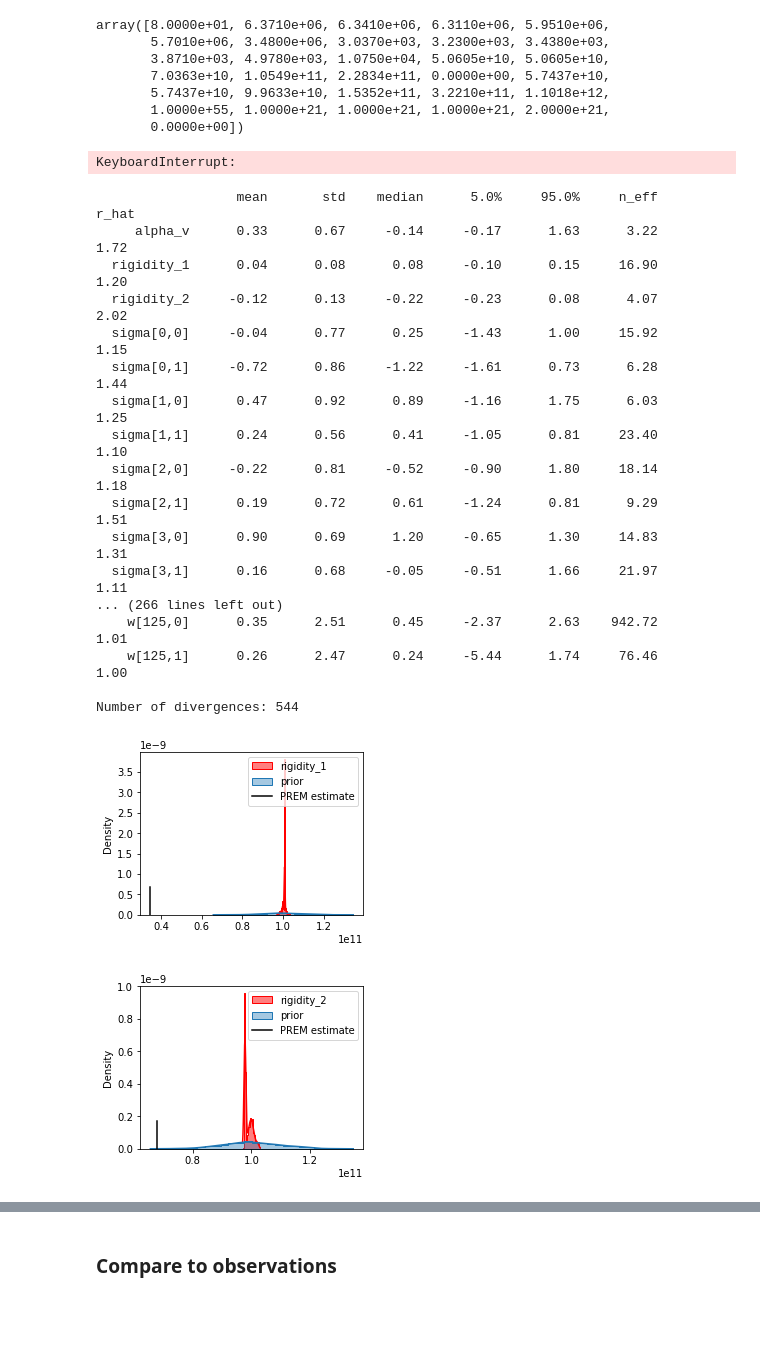
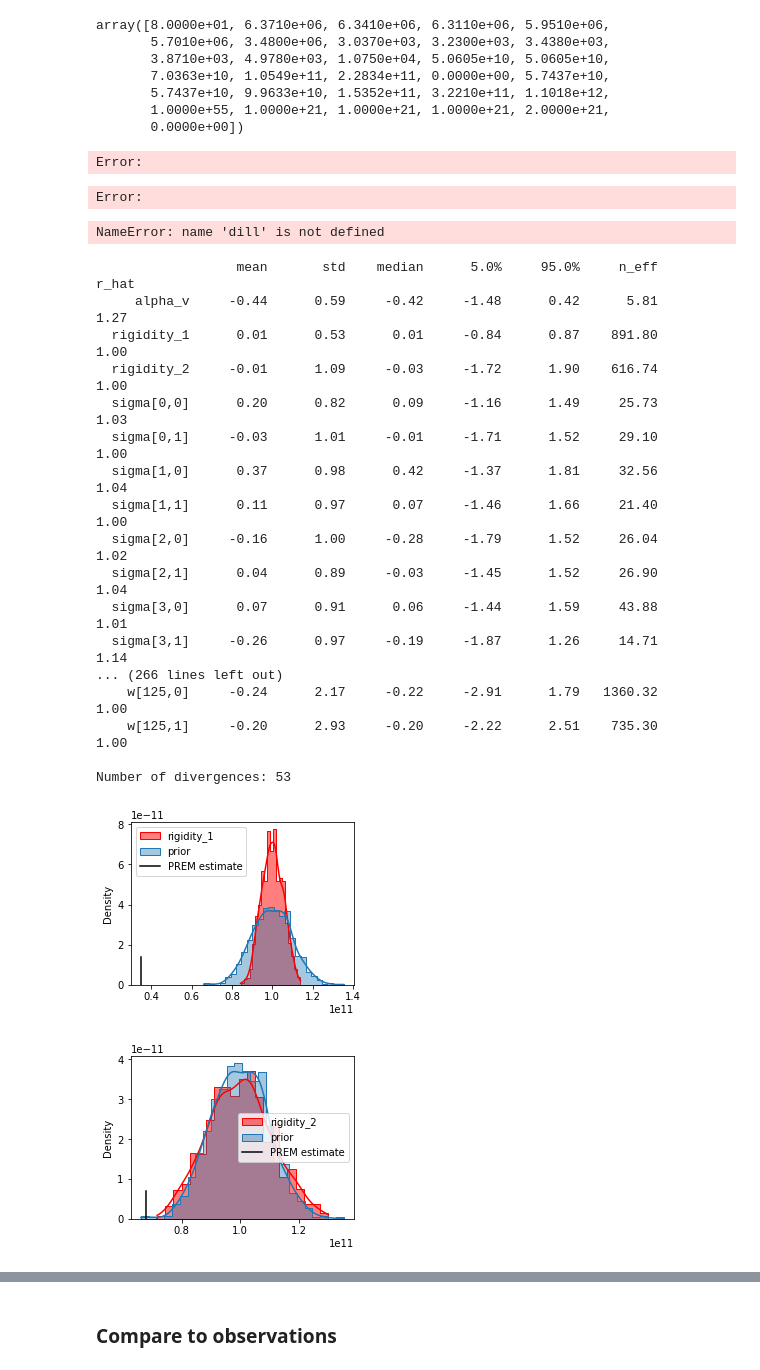
Before and after one commit to eyhl/premis, a Jupyter notebook: notebooks/model_pipeline.ipynb, the cells around one changed output, grey strips where cells are left out. Drawn from its saved outputs; the diff is of its cells as text; code cells hidden in the pictures; blank space fills up the shorter version.

```diff
--- a/notebooks/model_pipeline.ipynb
+++ b/notebooks/model_pipeline.ipynb
@@ -165,12 +165,12 @@ def model(X, x, df_params, obs=None, df_em=None):
     # x[15] = (rigidity[1] - df_params["rigidity_mu"][0]) / df_params["rigidity_sigma"][0]
 
     # rigidity layer 1
-    loc, scale = 0, .5
-    rigidity_1 = 1e11 + 1e10 * pyro.sample("rigidity_1", dist.Normal(loc, scale))
+    loc, scale = 0, 1
+    rigidity_1 = 1e10 + 1e10 * pyro.sample("rigidity_1", dist.Normal(loc, scale))
 
     # rigidity layer 2
     loc, scale = 0, 1
-    rigidity_2 = 1e11 + 1e10 * pyro.sample("rigidity_2", dist.Normal(loc, scale))
+    rigidity_2 = 1e10 + 1e10 * pyro.sample("rigidity_2", dist.Normal(loc, scale))
 
     x[14] = (rigidity_1 - df_params["rigidity_mu"][0]) / df_params["rigidity_sigma"][0]
     x[15] = (rigidity_2 - df_params["rigidity_mu"][0]) / df_params["rigidity_sigma"][0]
@@ -198,7 +198,7 @@ def model(X, x, df_params, obs=None, df_em=None):
 
     # Draw target
     with pyro.plate("data", 2):
-        w = pyro.sample("w", dist.Normal(- gf * X[:, 0][..., None], torch.exp(alpha_w + X[:, 1:].matmul(sigma_w))))  # 1e5 is a scaling constant
+        w = pyro.sample("w", dist.Normal(- gf * X[:, 0][..., None], torch.exp(alpha_w + X[:, 1:].matmul(sigma_w))))
 
     return w
 # %%
@@ -207,31 +207,39 @@ def model(X, x, df_params, obs=None, df_em=None):
 # Run inference in Pyro
 
 nuts_kernel = NUTS(model)
-mcmc = MCMC(nuts_kernel, num_samples=1000, warmup_steps=200, num_chains=1)
+mcmc = MCMC(nuts_kernel, num_samples=1000, warmup_steps=100, num_chains=1)
 mcmc.run(X_train, x, df_params, y_train, df_em)
 # %% [output]
-KeyboardInterrupt:
+Error:
+Error:
+# %%
+with open('file.pkl', 'wb') as f:
+	dill.dump(supervised_posterior, f)
+with open('file.pkl', 'rb') as f:
+	supervised_posterior = dill.load(f)
+# %% [output]
+NameError: name 'dill' is not defined
 # %%
 # Show summary of inference results
 mcmc.summary()
 # %% [output]
                   mean       std    median      5.0%     95.0%     n_eff     r_hat
-     alpha_v      0.33      0.67     -0.14     -0.17      1.63      3.22      1.72
-  rigidity_1      0.04      0.08      0.08     -0.10      0.15     16.90      1.20
-  rigidity_2     -0.12      0.13     -0.22     -0.23      0.08      4.07      2.02
-  sigma[0,0]     -0.04      0.77      0.25     -1.43      1.00     15.92      1.15
-  sigma[0,1]     -0.72      0.86     -1.22     -1.61      0.73      6.28      1.44
-  sigma[1,0]      0.47      0.92      0.89     -1.16      1.75      6.03      1.25
-  sigma[1,1]      0.24      0.56      0.41     -1.05      0.81     23.40      1.10
-  sigma[2,0]     -0.22      0.81     -0.52     -0.90      1.80     18.14      1.18
-  sigma[2,1]      0.19      0.72      0.61     -1.24      0.81      9.29      1.51
-  sigma[3,0]      0.90      0.69      1.20     -0.65      1.30     14.83      1.31
-  sigma[3,1]      0.16      0.68     -0.05     -0.51      1.66     21.97      1.11
+     alpha_v     -0.44      0.59     -0.42     -1.48      0.42      5.81      1.27
+  rigidity_1      0.01      0.53      0.01     -0.84      0.87    891.80      1.00
+  rigidity_2     -0.01      1.09     -0.03     -1.72      1.90    616.74      1.00
+  sigma[0,0]      0.20      0.82      0.09     -1.16      1.49     25.73      1.03
+  sigma[0,1]     -0.03      1.01     -0.01     -1.71      1.52     29.10      1.00
+  sigma[1,0]      0.37      0.98      0.42     -1.37      1.81     32.56      1.04
+  sigma[1,1]      0.11      0.97      0.07     -1.46      1.66     21.40      1.00
+  sigma[2,0]     -0.16      1.00     -0.28     -1.79      1.52     26.04      1.02
+  sigma[2,1]      0.04      0.89     -0.03     -1.45      1.52     26.90      1.04
+  sigma[3,0]      0.07      0.91      0.06     -1.44      1.59     43.88      1.01
+  sigma[3,1]     -0.26      0.97     -0.19     -1.87      1.26     14.71      1.14
 ... (266 lines left out)
-    w[125,0]      0.35      2.51      0.45     -2.37      2.63    942.72      1.01
-    w[125,1]      0.26      2.47      0.24     -5.44      1.74     76.46      1.00
+    w[125,0]     -0.24      2.17     -0.22     -2.91      1.79   1360.32      1.00
+    w[125,1]     -0.20      2.93     -0.20     -2.22      2.51    735.30      1.00
 
-Number of divergences: 544
+Number of divergences: 53
 # %%
 #### compare to PREM
 # from table IV
@@ -249,34 +257,34 @@ prem_rigidity = {"rigidity_1" : prem_rigidity_1 * 1e8, "rigidity_2" : prem_rigid
 # %%
 samples = {k: v for k, v in mcmc.get_samples().items()}
 nodes = ["rigidity_1", "rigidity_2"]
 
 rigidity_dist_prior = dist.Normal(torch.zeros(1000), 1)
-rigidity_prior = 1e10 + 1e9 * pyro.sample("rigidity_prior", rigidity_dist_prior)
+rigidity_prior = 1e11 + 1e10 * pyro.sample("rigidity_prior", rigidity_dist_prior)
 
 for node in nodes:
     plt.figure(figsize=(4, 3))
     g = sns.histplot(
-        1e10 + 1e9 * samples[node],
+        1e11 + 1e10 * samples[node],
         label=node,
         kde=True,
         stat="density",
         element="step",
         color="red",
     )
     sns.histplot(
         rigidity_prior,
         label="prior",
         kde=True,
         stat="density",
         element="step",
         alpha=0.4,
     )
     plt.axvline(prem_rigidity[node], 0, 0.17, color="black", label="PREM estimate")
     plt.legend()
     plt.show()
 # %% [output]
-[figure, old version]
+[figure, new version]
-[figure, old version]
+[figure, new version]
 # %%
 rigidity_list = []
 prem_rigidity_list = []
```
Also changed, not shown: parts of 1 cell of this notebook, 4 other files.
